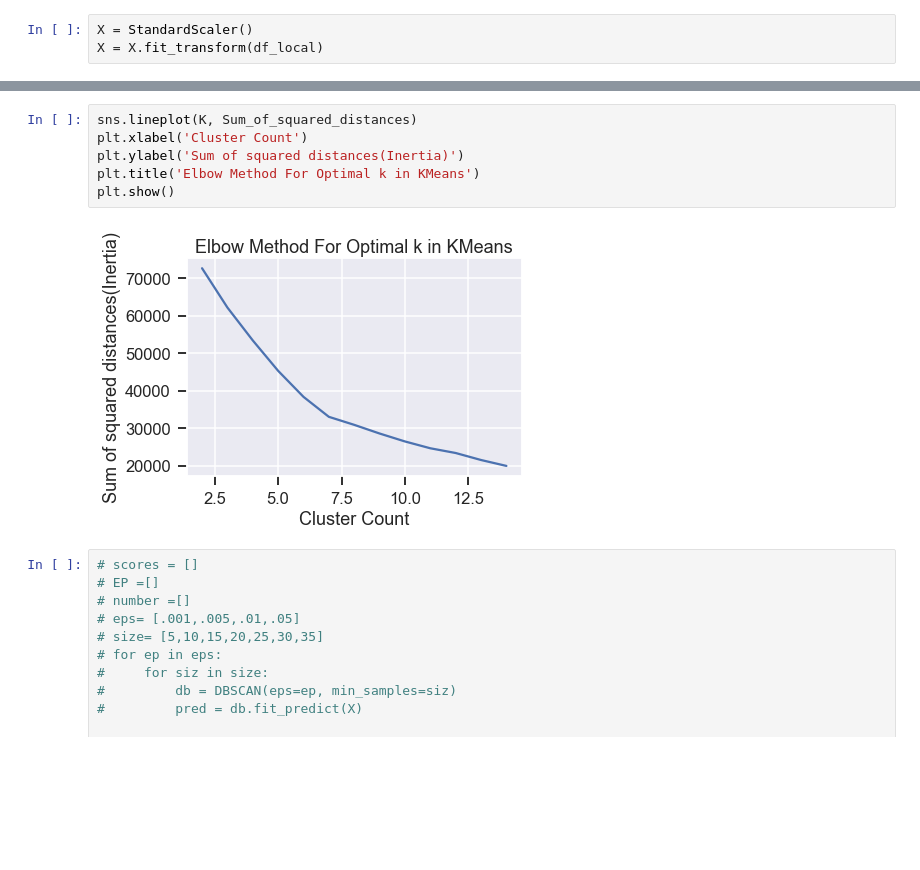
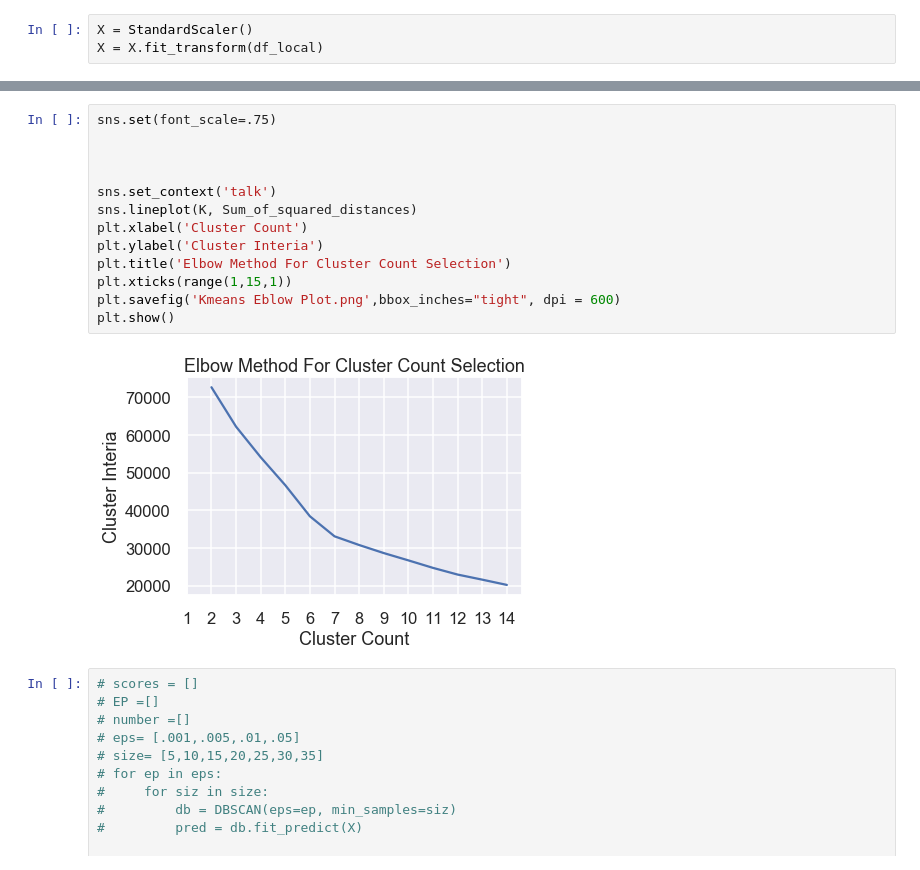
Before and after one commit to yeewill/unsupervised-learning-metis, a Jupyter notebook: 02 Clustering.ipynb, the cells around one changed output, grey strips where cells are left out. Saved outputs shown, nothing was run; the diff lists cells and outputs as text; blank space fills up the shorter version.

```diff
--- a/02 Clustering.ipynb
+++ b/02 Clustering.ipynb
@@ -134,11 +127,18 @@ plt.show()
 # %%
+sns.set(font_scale=.75)
+
+
+
+sns.set_context('talk')
 sns.lineplot(K, Sum_of_squared_distances)
 plt.xlabel('Cluster Count')
-plt.ylabel('Sum of squared distances(Inertia)')
-plt.title('Elbow Method For Optimal k in KMeans')
+plt.ylabel('Cluster Interia')
+plt.title('Elbow Method For Cluster Count Selection')
+plt.xticks(range(1,15,1))
+plt.savefig('Kmeans Eblow Plot.png',bbox_inches="tight", dpi = 600)
 plt.show()
 # %% [output]
-[figure, old version]
+[figure, new version]
 # %%
 # scores = []
 # EP =[]
```
Also changed, not shown: parts of 15 cells of this notebook, 12 other files.
